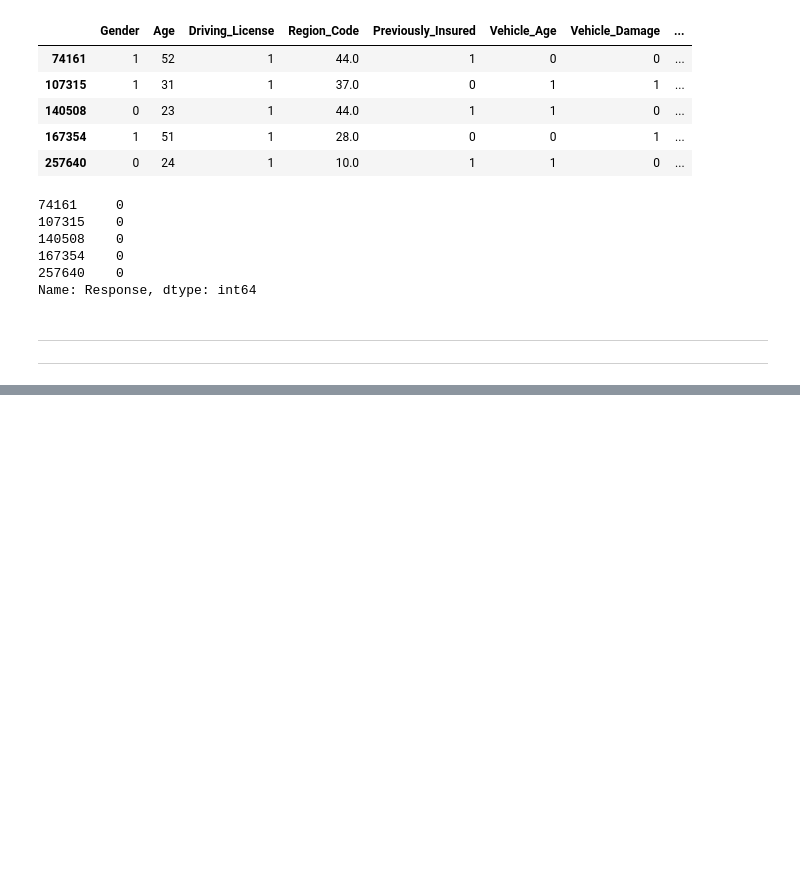
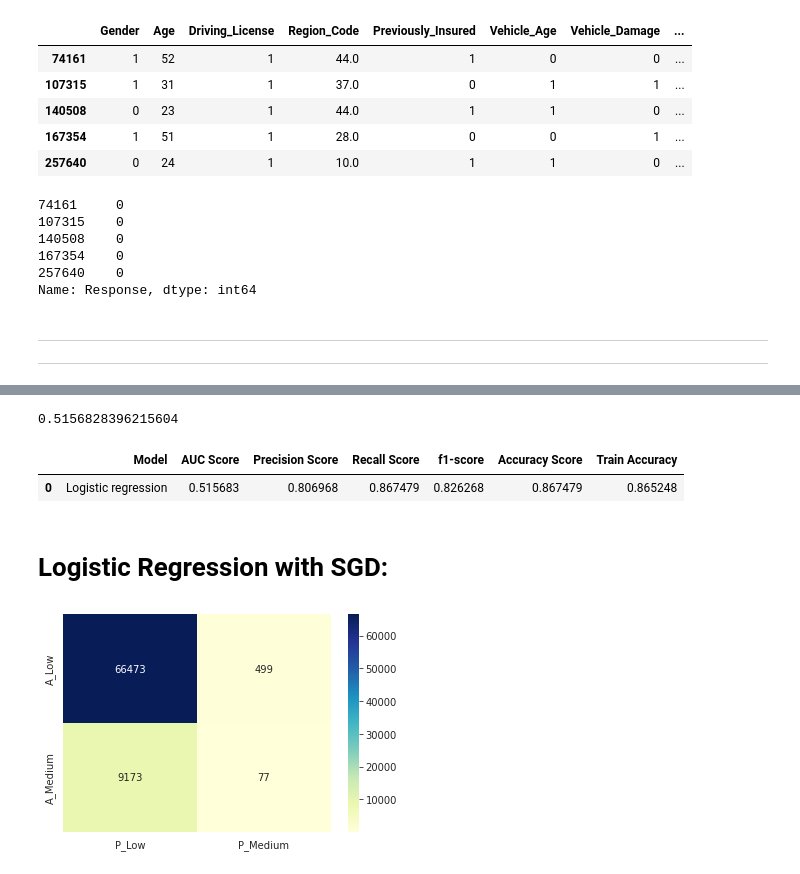
Before and after one commit to 143biswajit/HEALTH-INSURANCE-CROSS-SELL-PREDICTION, a Jupyter notebook: HEALTH_INSURANCE_CROSS_SELL_PREDICTION.ipynb, the cells around one changed output, grey strips where cells are left out. Cells and saved outputs as stored; diff of their text form; code cells hidden in the pictures; blank space fills up the shorter version.

```diff
--- a/HEALTH_INSURANCE_CROSS_SELL_PREDICTION.ipynb
+++ b/HEALTH_INSURANCE_CROSS_SELL_PREDICTION.ipynb
@@ -760,0 +816,59 @@ Name: Response, dtype: int64
+# %%
+multiclass_roc_auc_score(y_test, y_pred)
+# %% [output]
+0.5156828396215604
+# %%
+# create the result table for all accuracy scores
+# Accuracy measures considered for model comparision are 'Model', 'AUC Score', 'Precision Score', 'Recall Score','Accuracy Score','Kappa Score', 'f1 - score'
+
+# create a list of column names
+cols = ['Model', 'AUC Score', 'Precision Score', 'Recall Score','f1-score','Accuracy Score','Train Accuracy']
+
+# creating an empty dataframe of the colums
+result_tabulation = pd.DataFrame(columns = cols)
+
+# compiling the required information
+Logistic_regression_metrics = pd.Series({'Model': "Logistic regression ",
+                     'AUC Score' : multiclass_roc_auc_score(y_test, y_pred),
+                 'Precision Score': metrics.precision_score(y_test, y_pred,average='weighted'),
+                 'Recall Score': metrics.recall_score(y_test, y_pred,average='weighted'),
+                 'f1-score':metrics.f1_score(y_test, y_pred,average='weighted'),
+                 'Accuracy Score': metrics.accuracy_score(y_test, y_pred),
+                 'Train Accuracy': logreg.score(X_train,y_train)})
+
+
+
+# appending our result table
+result_tabulation = result_tabulation.append(Logistic_regression_metrics , ignore_index = True)
+
+# view the result table
+result_tabulation
+# %% [output]
+|  | Model | AUC Score | Precision Score | Recall Score | f1-score | Accuracy Score | Train Accuracy |
+| 0 | Logistic regression | 0.515683 | 0.806968 | 0.867479 | 0.826268 | 0.867479 | 0.865248 |
+# %% [markdown]
+# **Logistic Regression with SGD:**
+# %%
+# instantiate the 'SGDClassifier' to bild model using SGD
+logreg_with_SGD = SGDClassifier()
+
+# fit the model on training data
+logreg_with_SGD.fit(X_train, y_train)
+
+# use predict() to predict the values
+logreg_with_SGD_pred = logreg_with_SGD.predict(X_test)
+# %%
+# compute the confusion matrix
+cm = confusion_matrix(y_test, logreg_with_SGD_pred)
+
+# label the confusion matrix
+conf_matrix=pd.DataFrame(data=cm,columns=['P_Low','P_Medium'],index=['A_Low','A_Medium'])
+
+# set size of the plot
+#plt.figure(figsize = (8,5))
+
+# plot a heatmap
+sns.heatmap(conf_matrix, annot=True,fmt='d',cmap="YlGnBu")
+plt.show()
+# %% [output]
+[figure, added]
```
Also changed, not shown: parts of 50 cells of this notebook.
